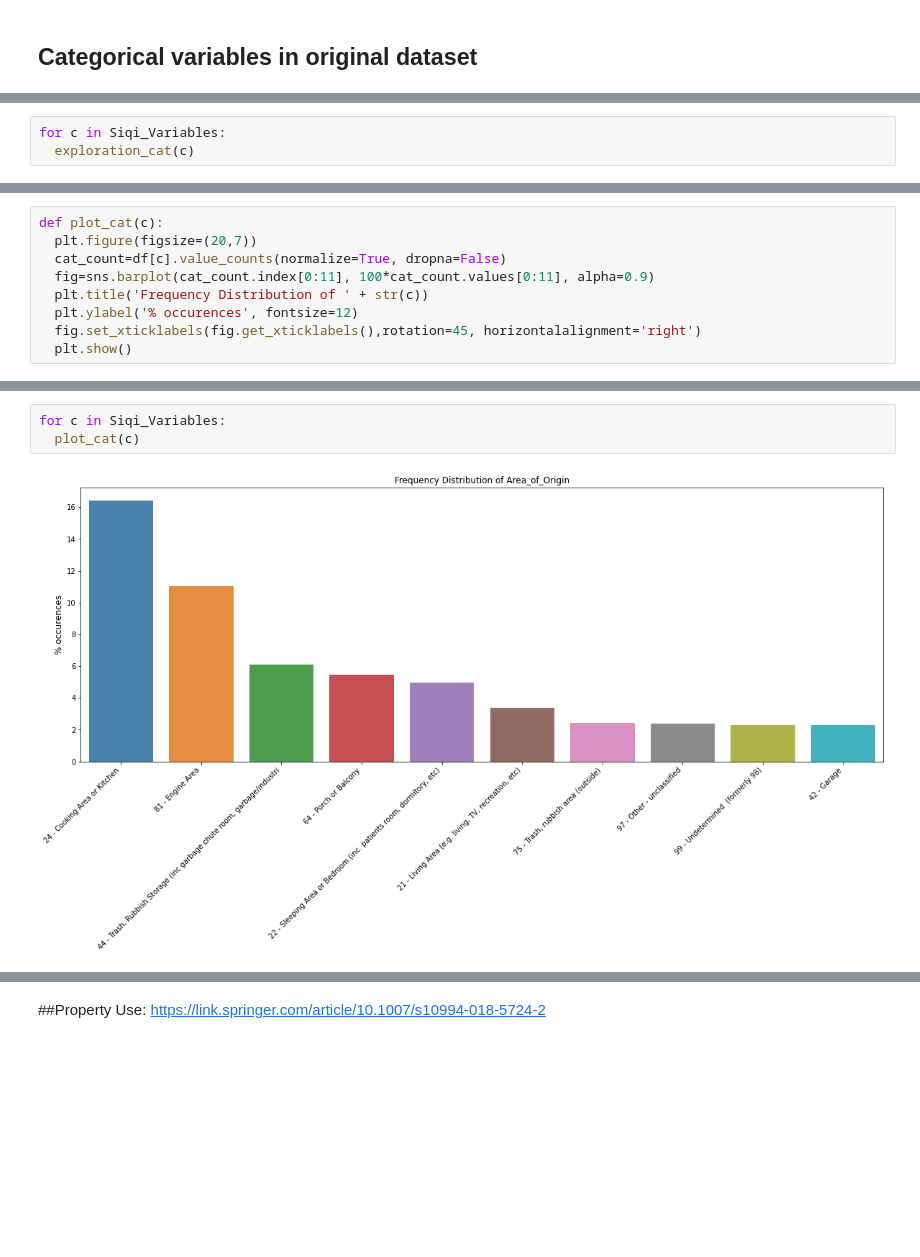
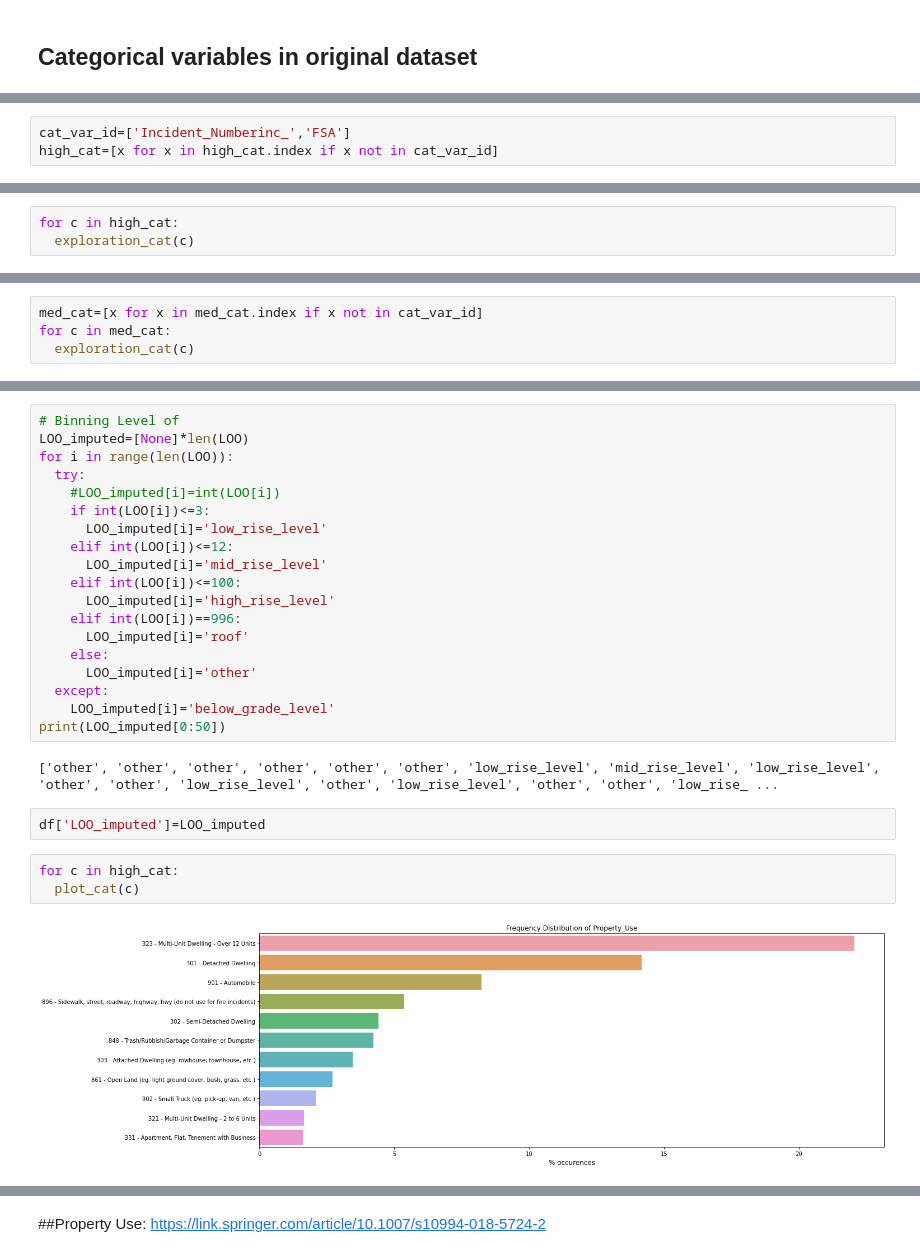
Before and after one commit to JimenaBaripatti/FeatureEngineering, a Jupyter notebook: Fire_FSA_and_demographic_.ipynb, the cells around one changed output, grey strips where cells are left out. Saved outputs shown, nothing was run; the diff lists cells and outputs as text; blank space fills up the shorter version.

```diff
--- a/Fire_FSA_and_demographic_.ipynb
+++ b/Fire_FSA_and_demographic_.ipynb
@@ -707,0 +877,3 @@ def exploration_cat(c):
+# %%
+cat_var_id=['Incident_Numberinc_','FSA']
+high_cat=[x for x in high_cat.index if x not in cat_var_id]
@@ -708,5 +900,5 @@ def exploration_cat(c):
 # %%
-for c in Siqi_Variables:
+for c in high_cat:
   exploration_cat(c)
 # %% [output]
 ---------------------------------------
@@ -728,10 +920 @@ Name: Sprinkler_System_Presence, dtype: float64
 ---------------------------------------
-# %%
-def plot_cat(c):
-  plt.figure(figsize=(20,7))
-  cat_count=df[c].value_counts(normalize=True, dropna=False)
-  fig=sns.barplot(cat_count.index[0:11], 100*cat_count.values[0:11], alpha=0.9)
-  plt.title('Frequency Distribution of ' + str(c))
-  plt.ylabel('% occurences', fontsize=12)
-  fig.set_xticklabels(fig.get_xticklabels(),rotation=45, horizontalalignment='right')
-  plt.show()
@@ -737,0 +923,4 @@ def plot_cat(c):
+# %%
+med_cat=[x for x in med_cat.index if x not in cat_var_id]
+for c in med_cat:
+  exploration_cat(c)
@@ -738,5 +1014,28 @@ def plot_cat(c):
+# %%
+# Binning Level of
+LOO_imputed=[None]*len(LOO)
+for i in range(len(LOO)):
+  try:
+    #LOO_imputed[i]=int(LOO[i])
+    if int(LOO[i])<=3:
+      LOO_imputed[i]='low_rise_level'
+    elif int(LOO[i])<=12:
+      LOO_imputed[i]='mid_rise_level'
+    elif int(LOO[i])<=100:
+      LOO_imputed[i]='high_rise_level'
+    elif int(LOO[i])==996:
+      LOO_imputed[i]='roof'
+    else:
+      LOO_imputed[i]='other'
+  except:
+    LOO_imputed[i]='below_grade_level'
+print(LOO_imputed[0:50])
+# %% [output]
+['other', 'other', 'other', 'other', 'other', 'other', 'low_rise_level', 'mid_rise_level', 'low_rise_level', 'other', 'other', 'low_rise_level', 'other', 'low_rise_level', 'other', 'other', 'low_rise_ ...
+# %%
+df['LOO_imputed']=LOO_imputed
 # %%
-for c in Siqi_Variables:
+for c in high_cat:
   plot_cat(c)
 # %% [output]
-[figure, old version]
+[figure, new version]
```
Also changed, not shown: parts of 92 cells of this notebook.
